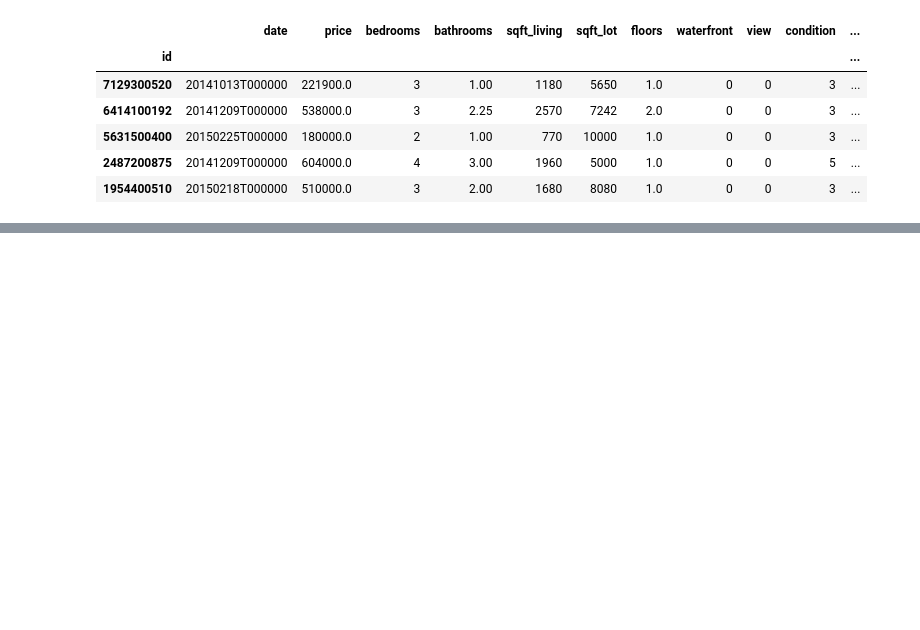
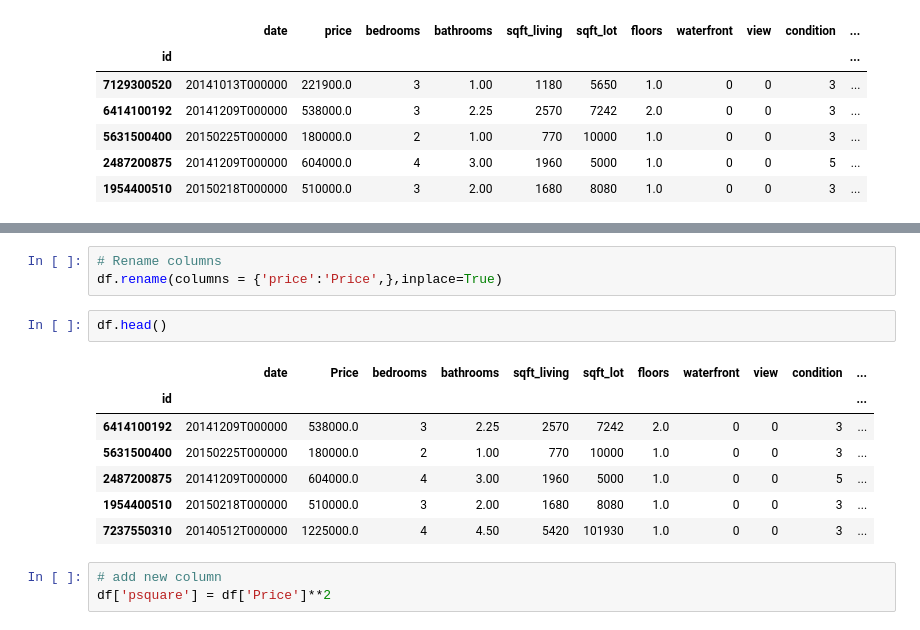
Before and after one commit to geershatisaxena/data-science, a Jupyter notebook: Data Analysis/Analysis.ipynb, the cells around one changed output, grey strips where cells are left out. Saved outputs shown, nothing was run; the diff lists cells and outputs as text; blank space fills up the shorter version.

```diff
--- a/Data Analysis/Analysis.ipynb
+++ b/Data Analysis/Analysis.ipynb
@@ -378,0 +534,16 @@ df.head()
+# %%
+# Rename columns
+df.rename(columns = {'price':'Price',},inplace=True)
+# %%
+df.head()
+# %% [output]
+|  | date | Price | bedrooms | bathrooms | sqft_living | sqft_lot | floors | waterfront | view | condition | ... |
+| id |  |  |  |  |  |  |  |  |  |  | ... |
+| 6414100192 | 20141209T000000 | 538000.0 | 3 | 2.25 | 2570 | 7242 | 2.0 | 0 | 0 | 3 | ... |
+| 5631500400 | 20150225T000000 | 180000.0 | 2 | 1.00 | 770 | 10000 | 1.0 | 0 | 0 | 3 | ... |
+| 2487200875 | 20141209T000000 | 604000.0 | 4 | 3.00 | 1960 | 5000 | 1.0 | 0 | 0 | 5 | ... |
+| 1954400510 | 20150218T000000 | 510000.0 | 3 | 2.00 | 1680 | 8080 | 1.0 | 0 | 0 | 3 | ... |
+| 7237550310 | 20140512T000000 | 1225000.0 | 4 | 4.50 | 5420 | 101930 | 1.0 | 0 | 0 | 3 | ... |
+# %%
+# add new column
+df['psquare'] = df['Price']**2
```
Also changed, not shown: parts of 29 cells of this notebook, 1 other file.
